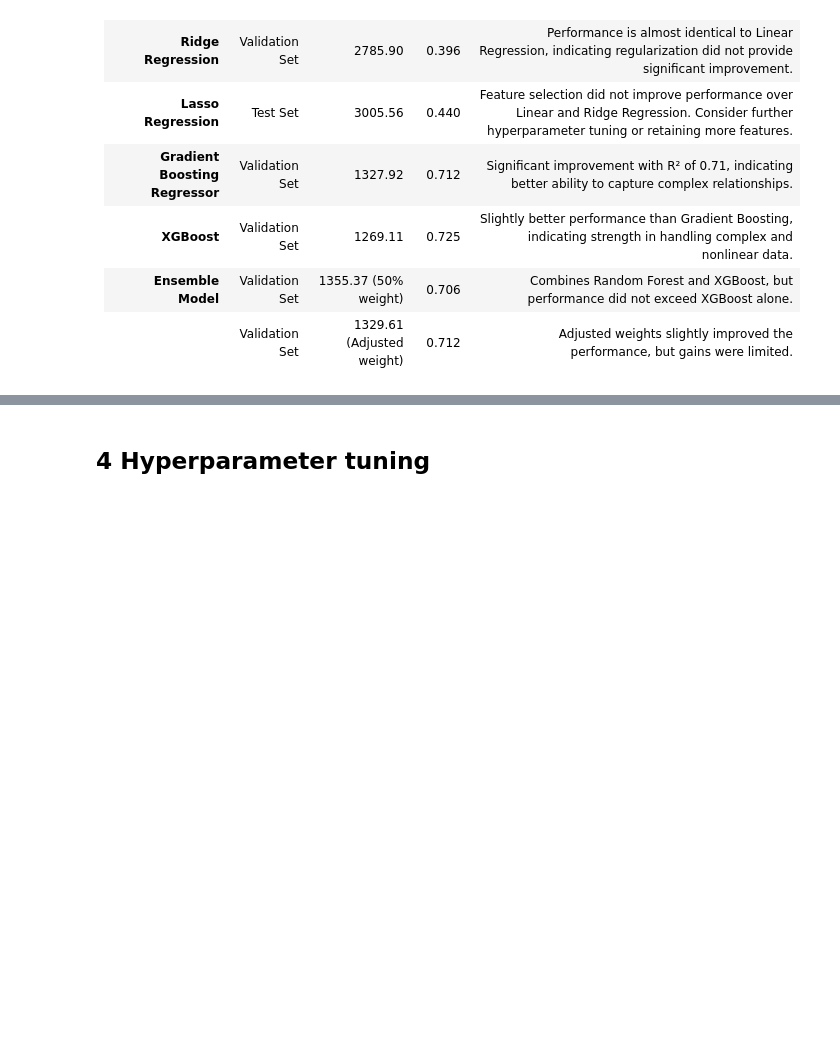
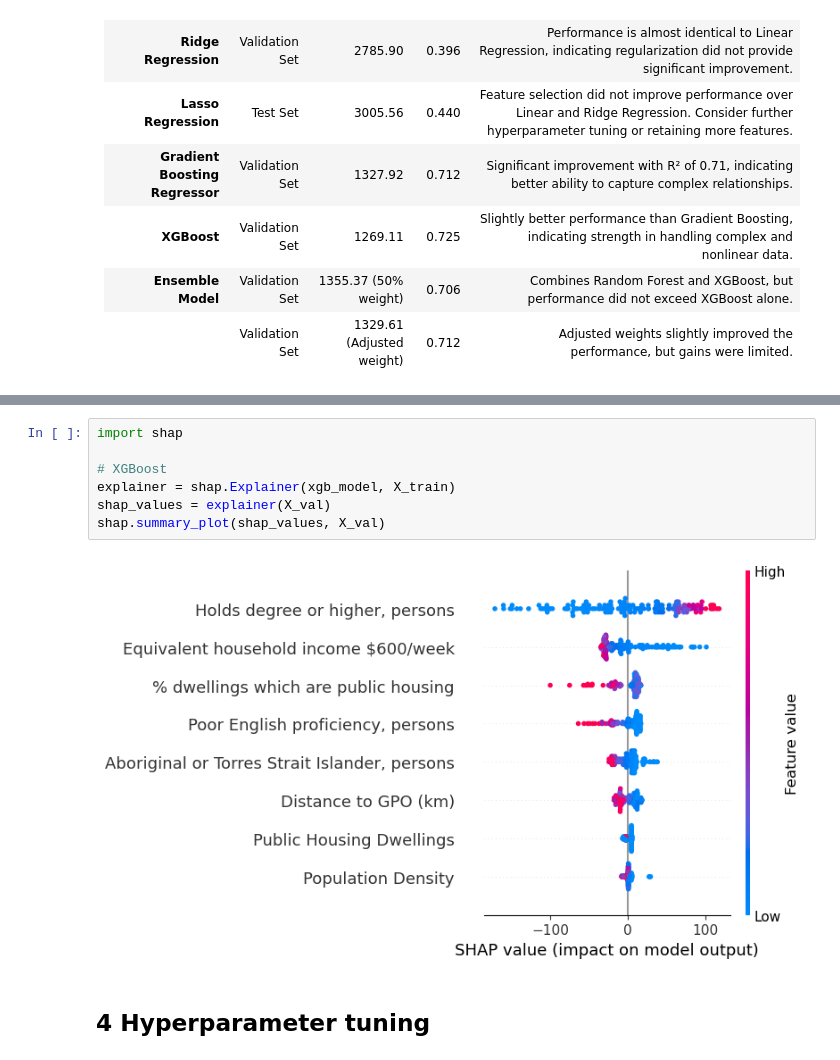
Before and after one commit to KittenPrincess1/COMP20008_Assignment2, a Jupyter notebook: Machine_Learning.ipynb, the cells around one changed output, grey strips where cells are left out. Saved outputs shown, nothing was run; the diff lists cells and outputs as text; blank space fills up the shorter version.

```diff
--- a/Machine_Learning.ipynb
+++ b/Machine_Learning.ipynb
@@ -588,3 +592,12 @@ R² Score: 0.7117789460283763
+# %%
+import shap
+
+# XGBoost
+explainer = shap.Explainer(xgb_model, X_train)
+shap_values = explainer(X_val)
+shap.summary_plot(shap_values, X_val)
+# %% [output]
+[figure, added]
 # %% [markdown]
 ## **4 Hyperparameter tuning**
 # %% [markdown]
```
Also changed, not shown: parts of 14 cells of this notebook.
